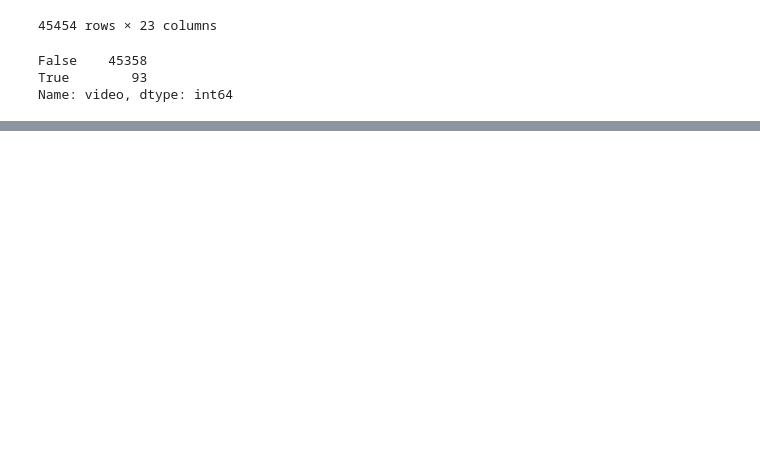
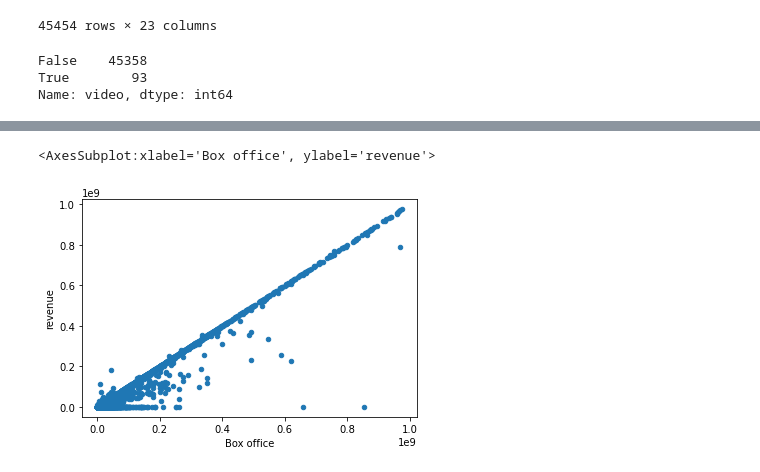
Before and after one commit to rgaucin/movies-etl, a Jupyter notebook: movies_analysis.ipynb, the cells around one changed output, grey strips where cells are left out. Drawn from its saved outputs; the diff is of its cells as text; code cells hidden in the pictures; blank space fills up the shorter version.

```diff
--- a/movies_analysis.ipynb
+++ b/movies_analysis.ipynb
@@ -534,0 +630,7 @@ Name: rating, dtype: float64
+# %%
+# compare box office and revenue columns
+movies_df.fillna(0)[movies_df["Box office"] < 10**9].plot(x="Box office", y="revenue", kind="scatter")
+# plan to keep kaggle data and fill 0s with wiki data
+# %% [output]
+<AxesSubplot:xlabel='Box office', ylabel='revenue'>
+[figure, added]
```
Also changed, not shown: parts of 31 cells of this notebook.
